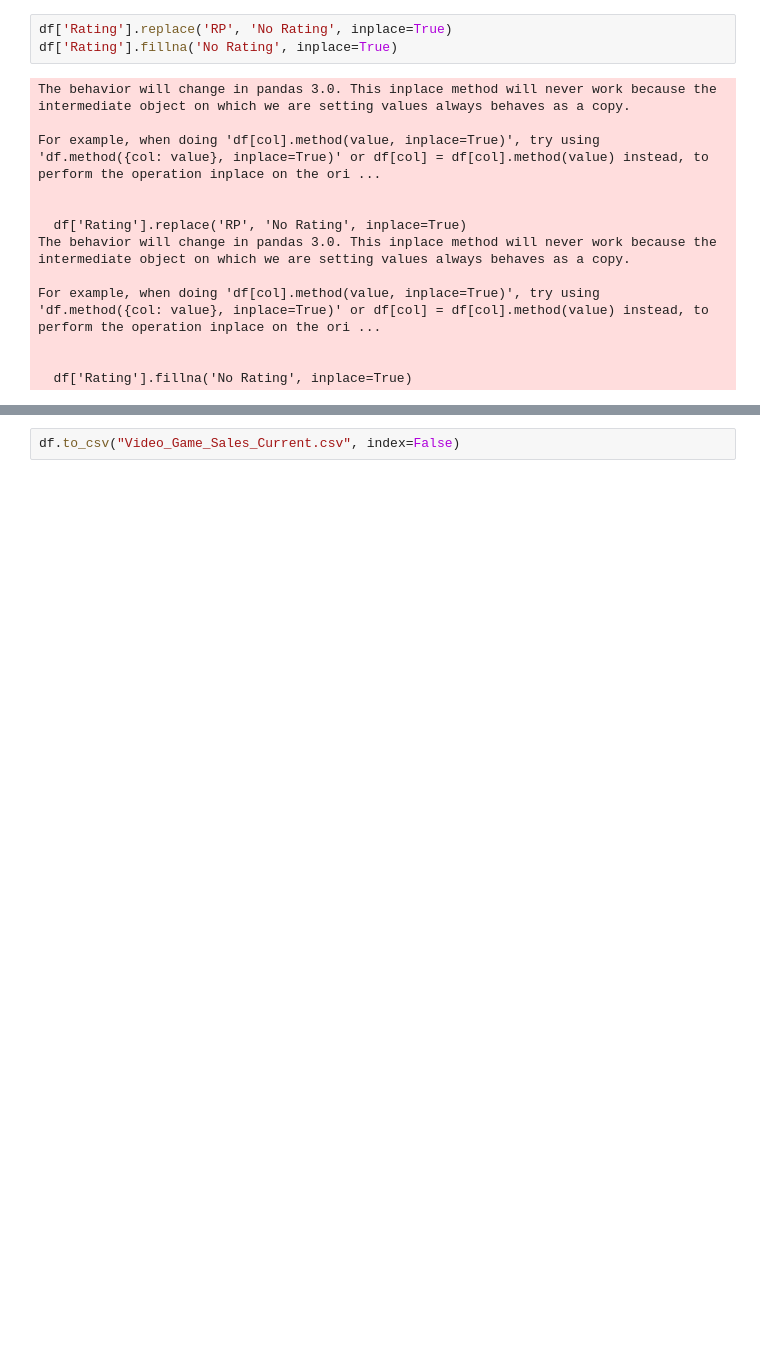
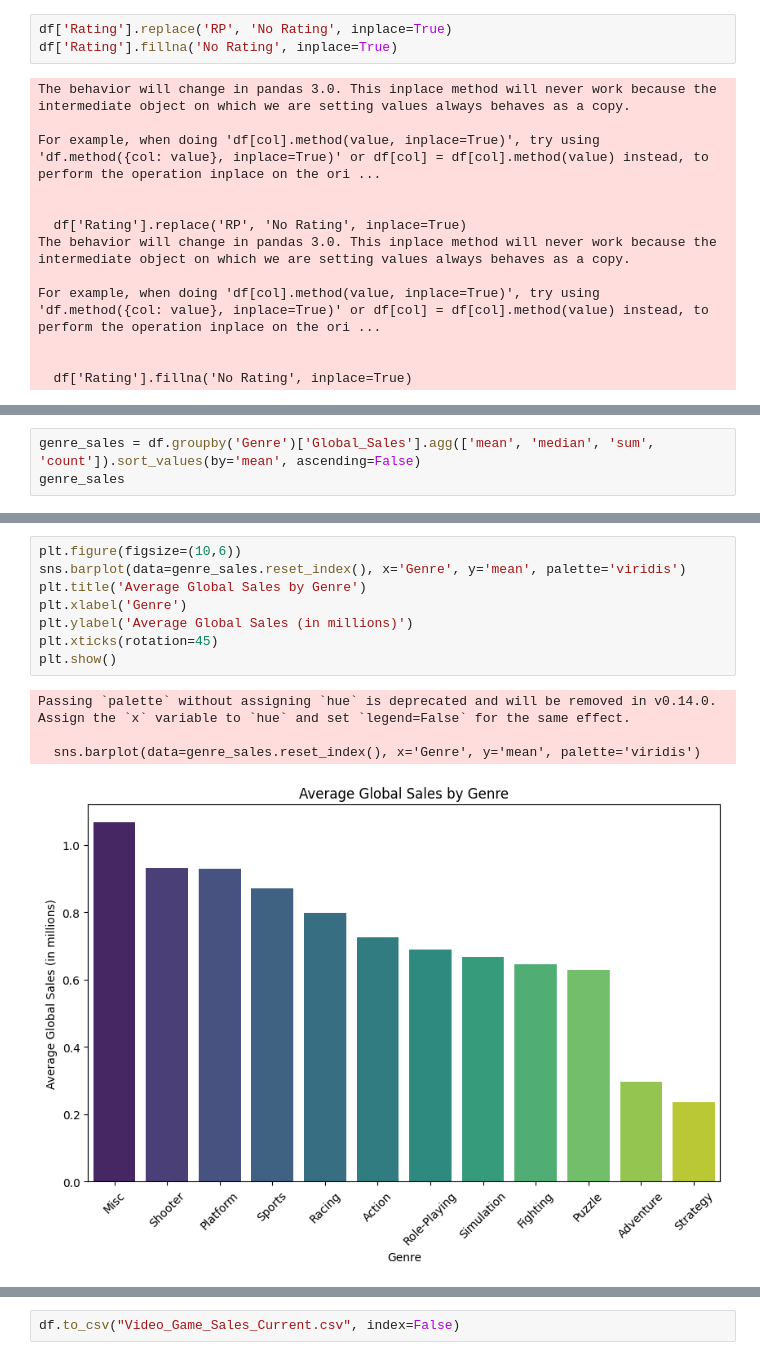
Before and after one commit to aesnin12/CSMODELProject, a Jupyter notebook: CSModel_Machine_Project_Game_Success_Analysis.ipynb, the cells around one changed output, grey strips where cells are left out. Cells and saved outputs as stored; diff of their text form; blank space fills up the shorter version.

```diff
--- a/CSModel_Machine_Project_Game_Success_Analysis.ipynb
+++ b/CSModel_Machine_Project_Game_Success_Analysis.ipynb
@@ -193,0 +196,3 @@ For example, when doing 'df[col].method(value, inplace=True)', try using 'df.met
+# %%
+genre_sales = df.groupby('Genre')['Global_Sales'].agg(['mean', 'median', 'sum', 'count']).sort_values(by='mean', ascending=False)
+genre_sales
@@ -193,0 +214,13 @@ For example, when doing 'df[col].method(value, inplace=True)', try using 'df.met
+# %%
+plt.figure(figsize=(10,6))
+sns.barplot(data=genre_sales.reset_index(), x='Genre', y='mean', palette='viridis')
+plt.title('Average Global Sales by Genre')
+plt.xlabel('Genre')
+plt.ylabel('Average Global Sales (in millions)')
+plt.xticks(rotation=45)
+plt.show()
+# %% [output]
+Passing `palette` without assigning `hue` is deprecated and will be removed in v0.14.0. Assign the `x` variable to `hue` and set `legend=False` for the same effect.
+
+  sns.barplot(data=genre_sales.reset_index(), x='Genre', y='mean', palette='viridis')
+[figure, added]
```
Also changed, not shown: parts of 18 cells of this notebook.
